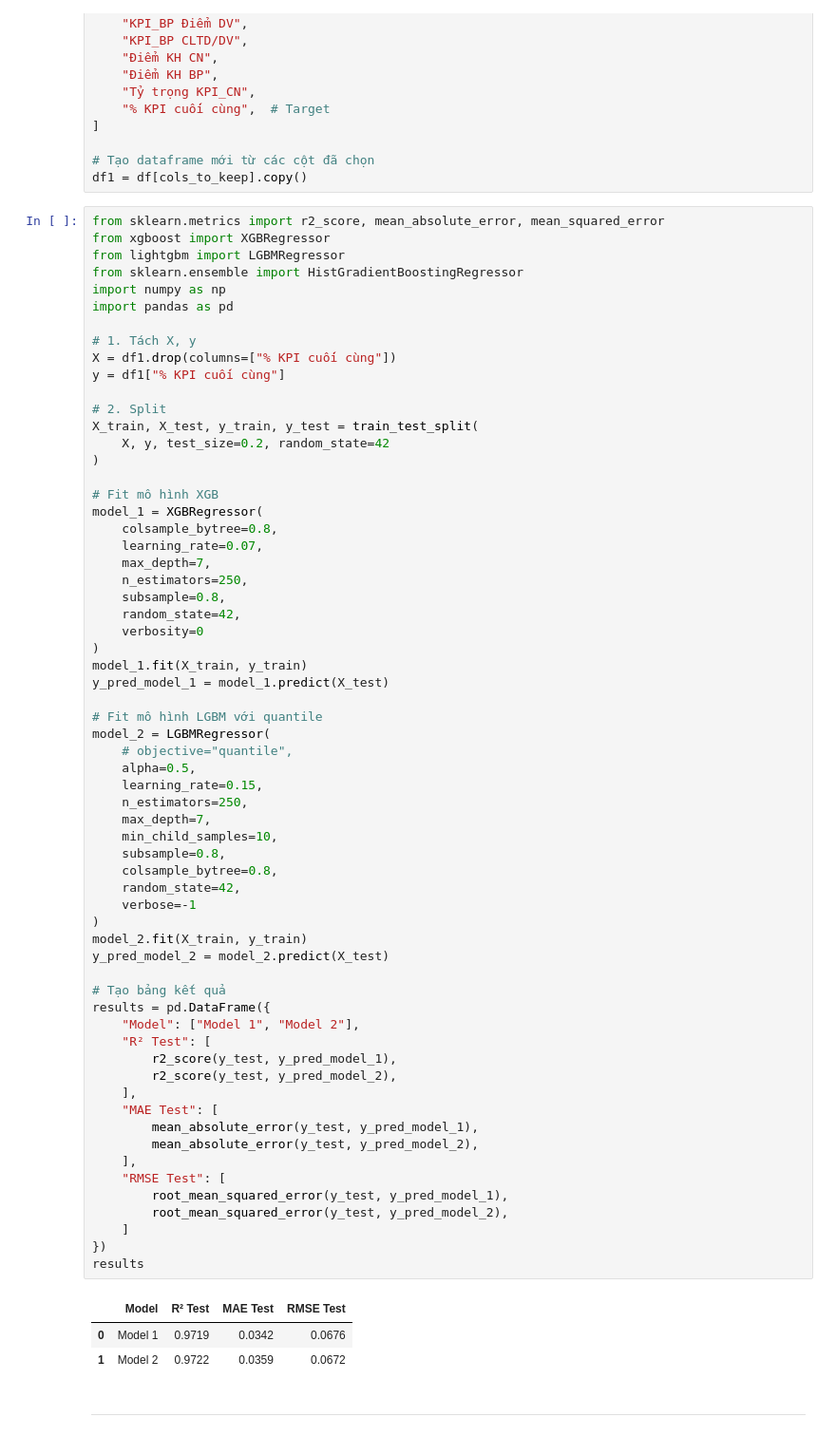
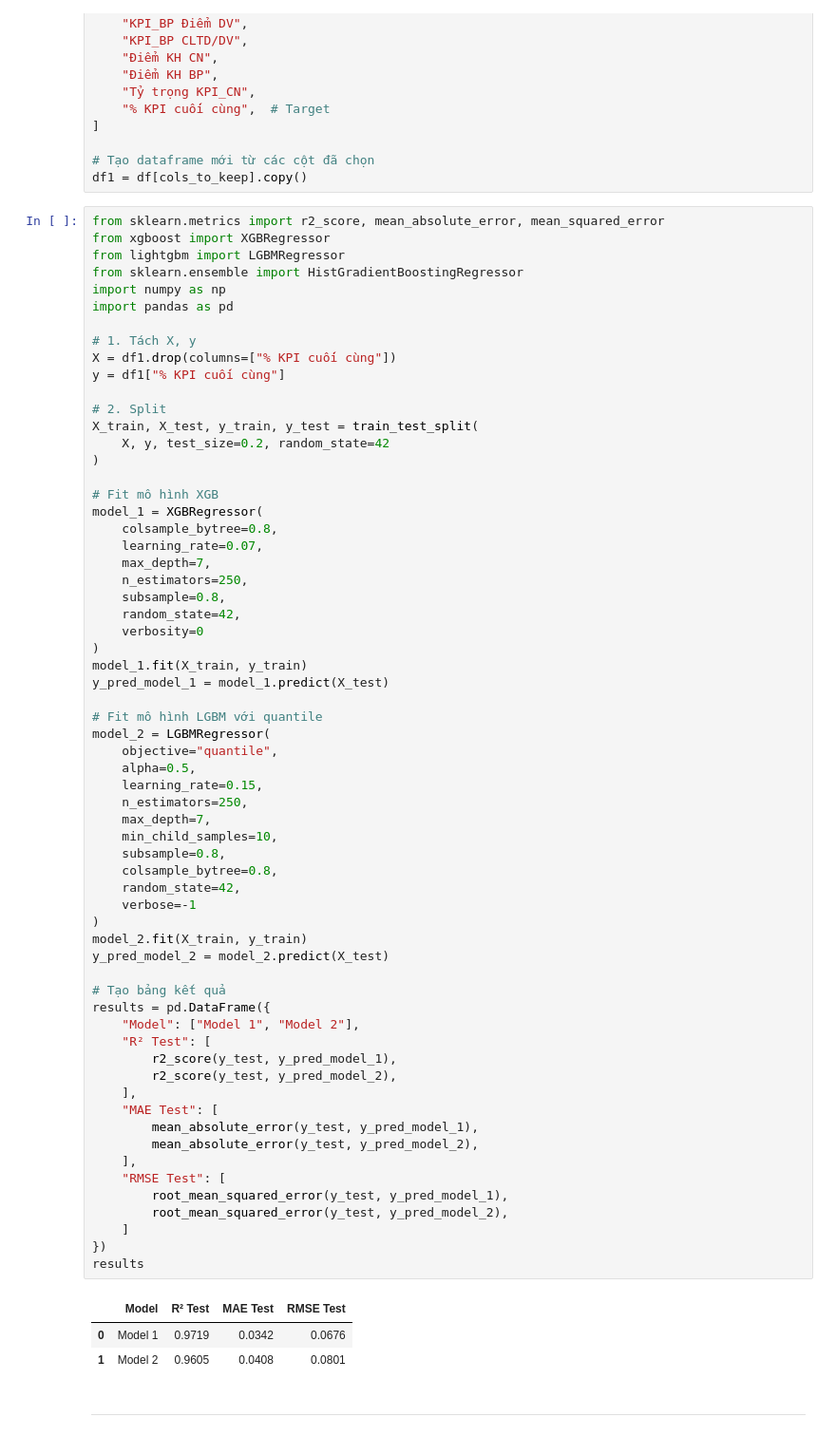
Before and after one commit to Tabaoan/FoxAI-Banking-MLs, a Jupyter notebook: Conformal/TESTING MAPIE REG/KPI_Test 5 Checkpoint best 2 model.ipynb, the cells around one changed output. Shown at 95% size. Drawn from its saved outputs; the diff is of its cells as text.

```diff
--- a/Conformal/TESTING MAPIE REG/KPI_Test 5 Checkpoint best 2 model.ipynb
+++ b/Conformal/TESTING MAPIE REG/KPI_Test 5 Checkpoint best 2 model.ipynb
@@ -250,41 +250,41 @@ y_pred_model_1 = model_1.predict(X_test)
 
 # Fit mô hình LGBM với quantile
 model_2 = LGBMRegressor(
-    # objective="quantile",
+    objective="quantile",
     alpha=0.5,
     learning_rate=0.15,
     n_estimators=250,
     max_depth=7,
     min_child_samples=10,
     subsample=0.8,
     colsample_bytree=0.8,
     random_state=42,
     verbose=-1
 )
 model_2.fit(X_train, y_train)
 y_pred_model_2 = model_2.predict(X_test)
 
 # Tạo bảng kết quả
 results = pd.DataFrame({
     "Model": ["Model 1", "Model 2"],
     "R² Test": [
         r2_score(y_test, y_pred_model_1),
         r2_score(y_test, y_pred_model_2),
     ],
     "MAE Test": [
         mean_absolute_error(y_test, y_pred_model_1),
         mean_absolute_error(y_test, y_pred_model_2),
     ],
     "RMSE Test": [
         root_mean_squared_error(y_test, y_pred_model_1),
         root_mean_squared_error(y_test, y_pred_model_2),
     ]
 })
 results
 # %% [output]
 |  | Model | R² Test | MAE Test | RMSE Test |
 | 0 | Model 1 | 0.9719 | 0.0342 | 0.0676 |
-| 1 | Model 2 | 0.9722 | 0.0359 | 0.0672 |
+| 1 | Model 2 | 0.9605 | 0.0408 | 0.0801 |
 # %% [markdown]
 ---
 # %%
```
Also changed, not shown: parts of 1 cell of this notebook, 4 other files.
